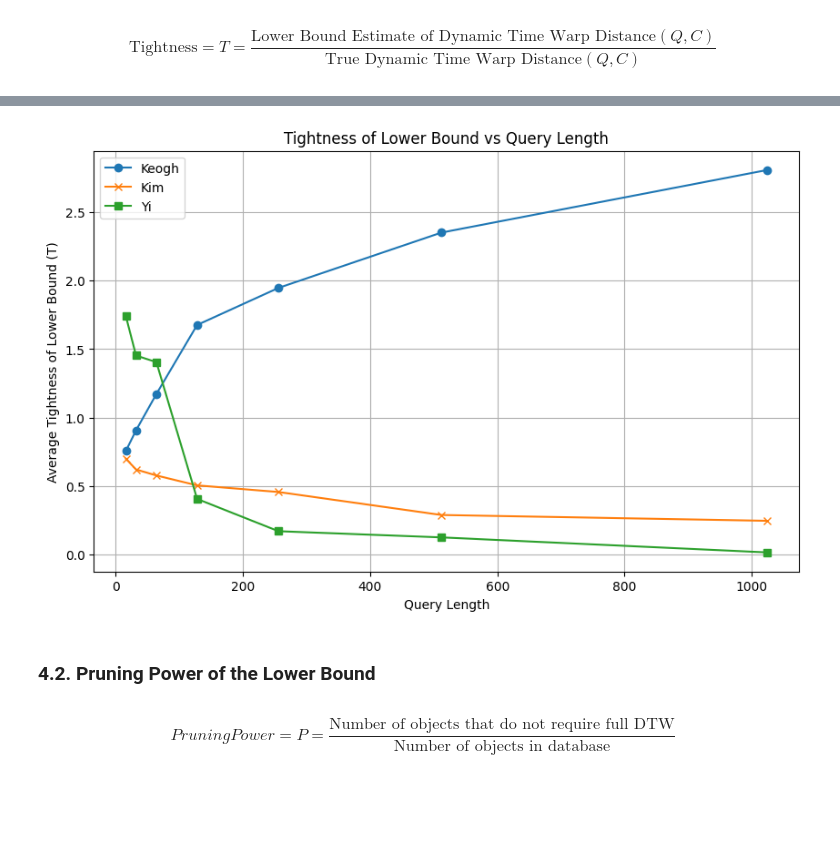
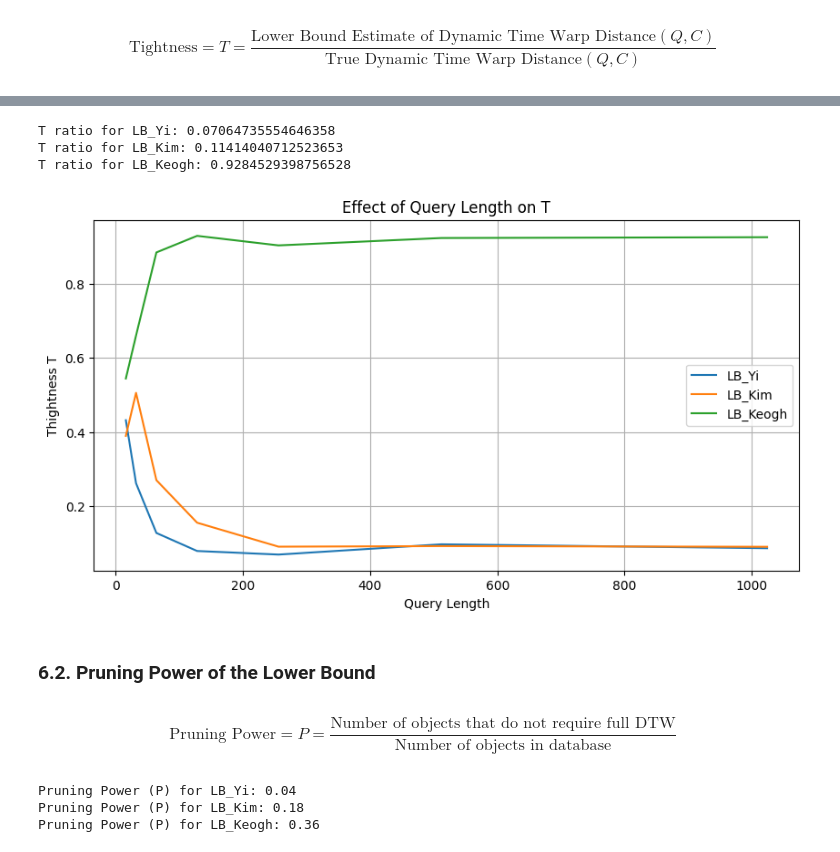
Before and after one commit to arturpescador/exact-indexing-of-dynamic-time-warping, a Jupyter notebook: notebook.ipynb, the cells around one changed output, grey strips where cells are left out. Saved outputs shown, nothing was run; the diff lists cells and outputs as text; code cells hidden in the pictures; blank space fills up the shorter version.

```diff
--- a/notebook.ipynb
+++ b/notebook.ipynb
@@ -281,22 +339,53 @@ Average tightness of the lower bound (Keogh): 1.9219956634657056
-# %%
-import numpy as np
-import matplotlib.pyplot as plt
-
-# Set parameters
-num_sequences = 50
-lengths = [16, 32, 64, 128, 256, 512, 1024]
-step = 16
-
-# Perform experiments for each lower bound method
-lengths, avg_tightness_keogh = perform_experiment_for_lengths(sunspots, lb_keogh, num_sequences, lengths, step, r=3)
-lengths, avg_tightness_kim = perform_experiment_for_lengths(sunspots, lb_kim, num_sequences, lengths, step)
-lengths, avg_tightness_yi = perform_experiment_for_lengths(sunspots, lb_yi, num_sequences, lengths, step)
-
-# Plot the results
-plot_tighness(lengths, avg_tightness_keogh, avg_tightness_kim, avg_tightness_yi)
-# %% [output]
-[figure, removed]
+# %%
+import numpy as np
+
+# Extract 50 sequences of length 256 from the dataset
+query = test_features[np.random.choice(len(test_features), 50, replace=False)]
+query = query[:, :256]
+
+# Compute T for each lower bounding function
+T_Yi, T_Kim, T_Keogh = compute_T(query)
+
+print(f"T ratio for LB_Yi: {T_Yi}")
+print(f"T ratio for LB_Kim: {T_Kim}")
+print(f"T ratio for LB_Keogh: {T_Keogh}")
+# %% [output]
+T ratio for LB_Yi: 0.07064735554646358
+T ratio for LB_Kim: 0.11414040712523653
+T ratio for LB_Keogh: 0.9284529398756528
+# %%
+# run for different query lengths
+query_lengths = [16, 32, 64, 128, 256, 512, 1024]
+
+T_results = perform_experiment_T(test_features, query_lengths)
+# %%
+plt.figure(figsize=(10, 5))
+for method in ['yi', 'kim', 'keogh']:
+    plt.plot(query_lengths, [T_results[length][method] for length in query_lengths],
+             label=f'LB_{method.capitalize()}')
+plt.xlabel('Query Length')
+plt.ylabel('Thightness T')
+plt.title('Effect of Query Length on T')
+plt.legend()
+plt.grid()
+plt.show()
+# %% [output]
+[figure, added]
 # %% [markdown]
-### 4.2. Pruning Power of the Lower Bound
+### 6.2. Pruning Power of the Lower Bound
 # %% [markdown]
-$$ Pruning Power = P = \frac{\text{Number of objects that do not require full DTW}}{\text{Number of objects in database}}$$
+$$ \text{Pruning Power} = P = \frac{\text{Number of objects that do not require full DTW}}{\text{Number of objects in database}}$$
+# %%
+# Extract 50 sequences of length 256 from the dataset
+query = test_features[np.random.choice(len(test_features), 50, replace=False)]
+
+# Compute the Pruning Power (P) for each method
+P_Yi, P_Kim, P_Keogh = compute_P(query, test_features)
+
+print(f"Pruning Power (P) for LB_Yi: {P_Yi}")
+print(f"Pruning Power (P) for LB_Kim: {P_Kim}")
+print(f"Pruning Power (P) for LB_Keogh: {P_Keogh}")
+# %% [output]
+Pruning Power (P) for LB_Yi: 0.04
+Pruning Power (P) for LB_Kim: 0.18
+Pruning Power (P) for LB_Keogh: 0.36
```
Also changed, not shown: parts of 22 cells of this notebook, 5 other files.
